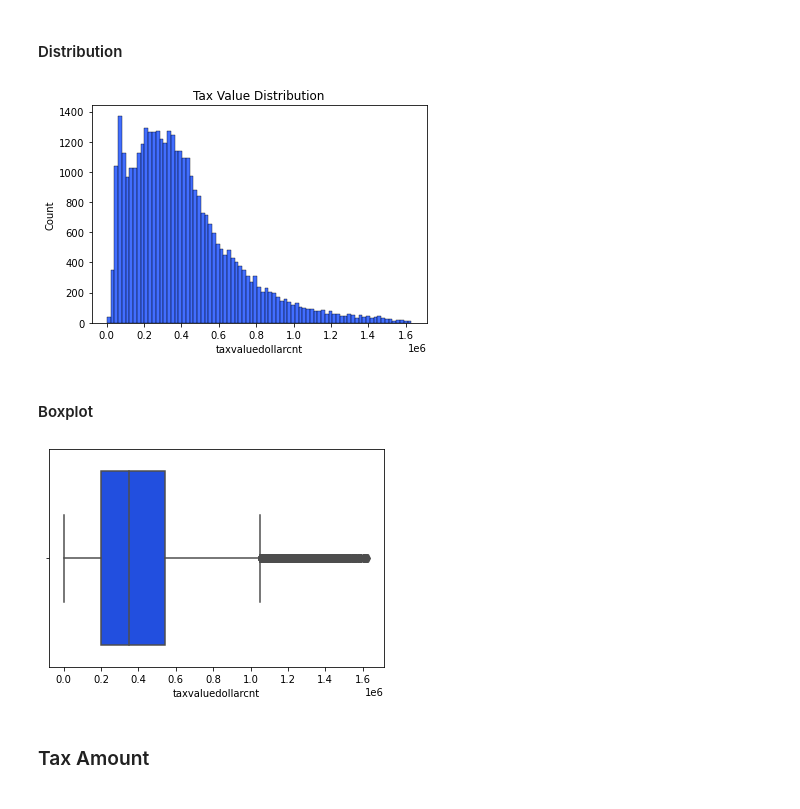
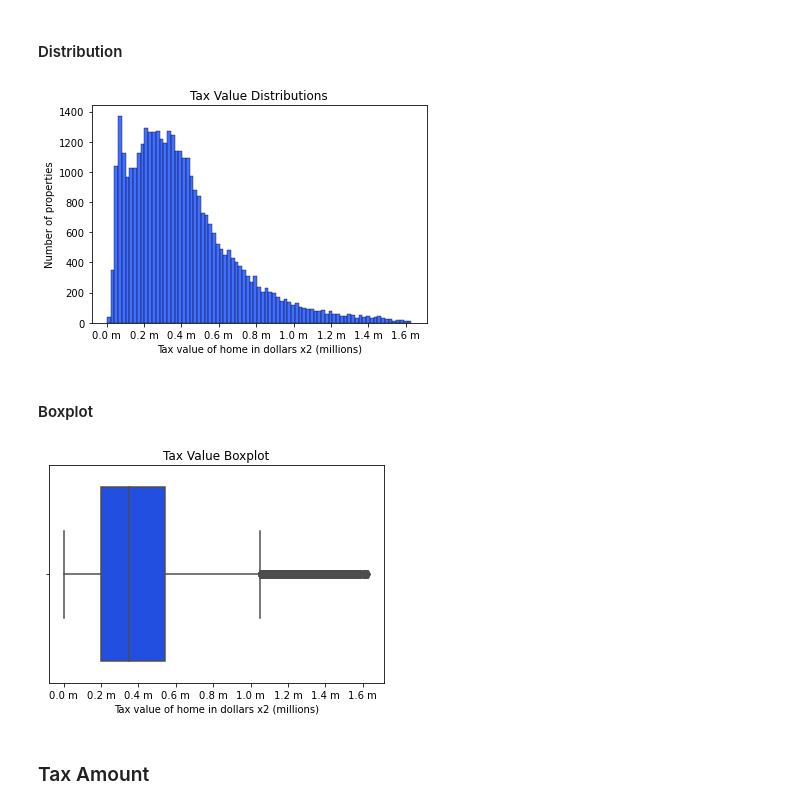
Before and after one commit to malachi-hale/Zillow-Project, a Jupyter notebook: Final_Project.ipynb, the cells around one changed output. Drawn from its saved outputs; the diff is of its cells as text; code cells hidden in the pictures.

```diff
--- a/Final_Project.ipynb
+++ b/Final_Project.ipynb
@@ -170,15 +175,19 @@ square_feet_boxplot = sns.boxplot(x=zillow["calculatedfinishedsquarefeet"])
 # %% [markdown]
 #### Distribution
 # %%
-tax_value_distribution = sns.histplot(data = zillow, x = "taxvaluedollarcnt").set(Title = "Tax Value Distribution")
+tax_value = sns.histplot(data = zillow, x = "taxvaluedollarcnt")
+tax_value.set(xlabel='Tax value of home in dollars x2 (millions)', ylabel = "Number of properties", Title = "Tax Value Distributions")
+tax_value.xaxis.set_major_formatter(lambda x, pos: '{:.1f} m'.format(x / 1_000_000))
 # %% [output]
-[figure, old version]
+[figure, new version]
 # %% [markdown]
 #### Boxplot
 # %%
 tax_value_boxplot = sns.boxplot(x=zillow["taxvaluedollarcnt"])
+tax_value_boxplot.set(Title = "Tax Value Boxplot", xlabel = "Tax value of home in dollars x2 (millions)")
+tax_value_boxplot.xaxis.set_major_formatter(lambda x, pos: '{:.1f} m'.format(x / 1_000_000))
 # %% [output]
-[figure, old version]
+[figure, new version]
 # %% [markdown]
 ### Tax Amount
 # %% [markdown]
```
Also changed, not shown: parts of 13 cells of this notebook.
